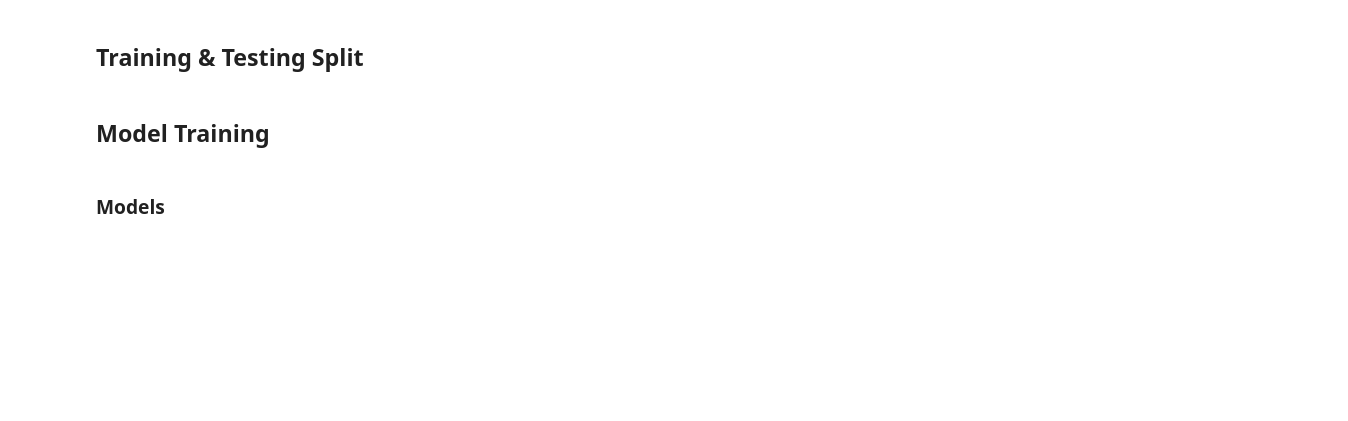
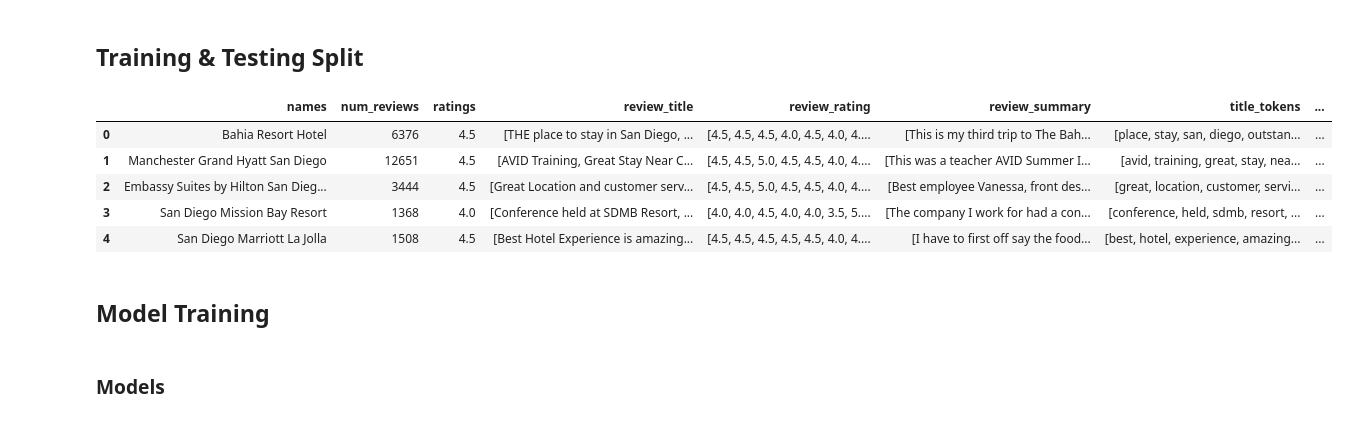
Before and after one commit to RenettaNelson/ADS-509---Applied-Text-Mining---Team-1, a Jupyter notebook: FinalProject_Team1.ipynb, the cells around one changed output. Drawn from its saved outputs; the diff is of its cells as text; code cells hidden in the pictures; blank space fills up the shorter version.

```diff
--- a/FinalProject_Team1.ipynb
+++ b/FinalProject_Team1.ipynb
@@ -663,4 +671,21 @@ plt.show()
 # %% [markdown]
 ## Training & Testing Split
+# %%
+#reassigning ratings
+
+hotels_df.loc[(hotels_df['ratings'] >= 4.5), 'score'] = 5
+hotels_df.loc[(hotels_df['ratings'] >= 4) & (hotels_df['ratings'] < 4.5), 'score'] = 4
+hotels_df.loc[(hotels_df['ratings'] >= 3) & (hotels_df['ratings'] < 4), 'score'] = 3
+hotels_df.loc[(hotels_df['ratings'] >= 2) & (hotels_df['ratings'] < 3), 'score'] = 2
+hotels_df.loc[(hotels_df['ratings'] < 2), 'score'] = 1
+# %%
+hotels_df.head()
+# %% [output]
+|  | names | num_reviews | ratings | review_title | review_rating | review_summary | title_tokens | ... |
+| 0 | Bahia Resort Hotel | 6376 | 4.5 | [THE place to stay in San Diego, ... | [4.5, 4.5, 4.5, 4.0, 4.5, 4.0, 4.... | [This is my third trip to The Bah... | [place, stay, san, diego, outstan... | ... |
+| 1 | Manchester Grand Hyatt San Diego | 12651 | 4.5 | [AVID Training, Great Stay Near C... | [4.5, 4.5, 5.0, 4.5, 4.5, 4.0, 4.... | [This was a teacher AVID Summer I... | [avid, training, great, stay, nea... | ... |
+| 2 | Embassy Suites by Hilton San Dieg... | 3444 | 4.5 | [Great Location and customer serv... | [4.5, 4.5, 5.0, 4.5, 4.5, 4.0, 4.... | [Best employee Vanessa, front des... | [great, location, customer, servi... | ... |
+| 3 | San Diego Mission Bay Resort | 1368 | 4.0 | [Conference held at SDMB Resort, ... | [4.0, 4.0, 4.5, 4.0, 4.0, 3.5, 5.... | [The company I work for had a con... | [conference, held, sdmb, resort, ... | ... |
+| 4 | San Diego Marriott La Jolla | 1508 | 4.5 | [Best Hotel Experience is amazing... | [4.5, 4.5, 4.5, 4.5, 4.5, 4.0, 4.... | [I have to first off say the food... | [best, hotel, experience, amazing... | ... |
 # %%
 from sklearn.model_selection import train_test_split
```
Also changed, not shown: parts of 26 cells of this notebook.
